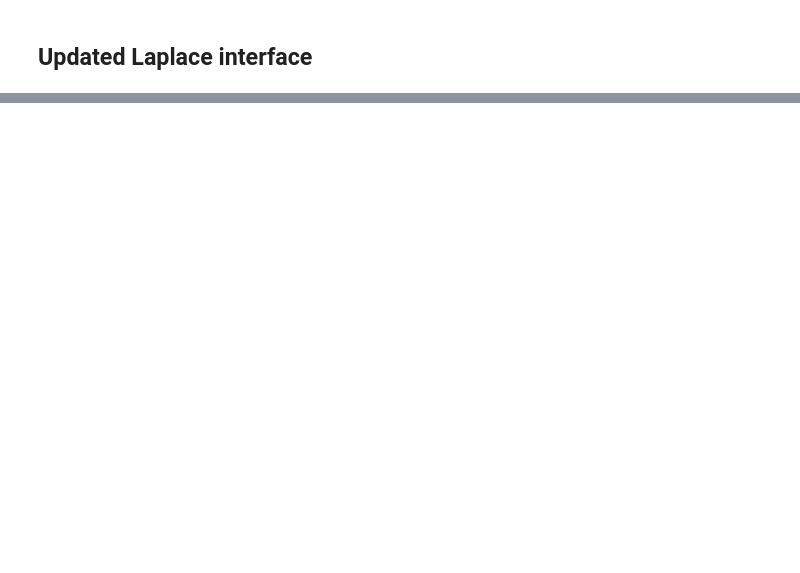
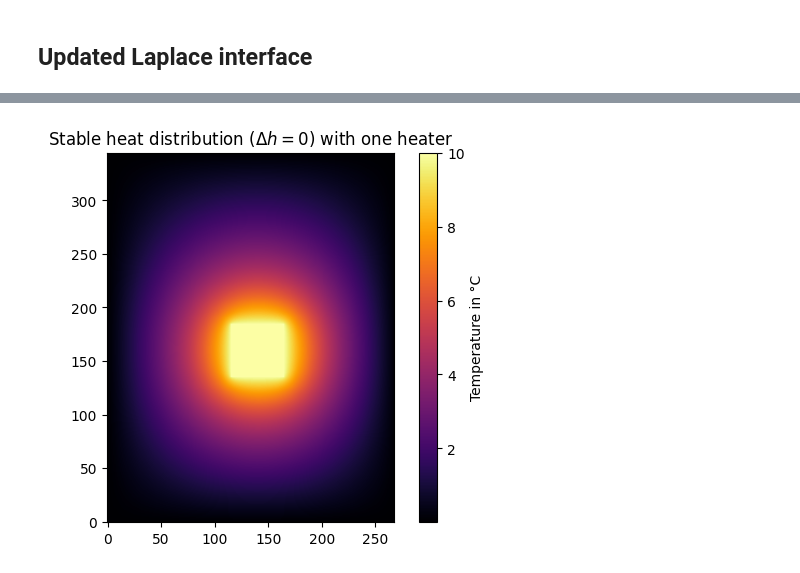
Before and after one commit to robert-wbe/Multigrid-seminar, a Jupyter notebook: test_2.ipynb, the cells around one changed output, grey strips where cells are left out. Cells and saved outputs as stored; diff of their text form; code cells hidden in the pictures; blank space fills up the shorter version.

```diff
--- a/test_2.ipynb
+++ b/test_2.ipynb
@@ -48,0 +51,8 @@ Runtime: 0.1006s
+# %%
+f_smooth = laplace_multigrid_half_v_cycle(torch.full((345, 268), 5.), bc, depth=4, tol=1e-4, maxiter=200, jacobi_damping_factor=1.)
+plt.imshow(f_smooth, cmap='inferno', origin='lower')
+plt.colorbar(label='Temperature in °C')
+plt.title('Stable heat distribution ($\\Delta h = 0$) with one heater')
+plt.show()
+# %% [output]
+[figure, added]
```
Also changed, not shown: parts of 4 cells of this notebook, 2 other files.
